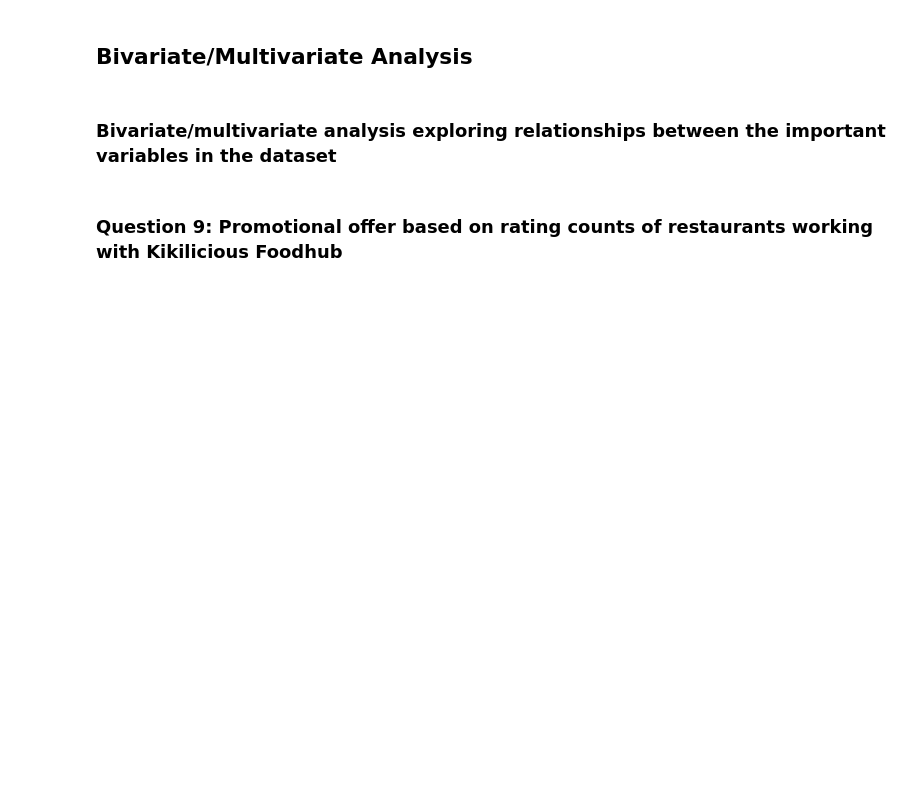
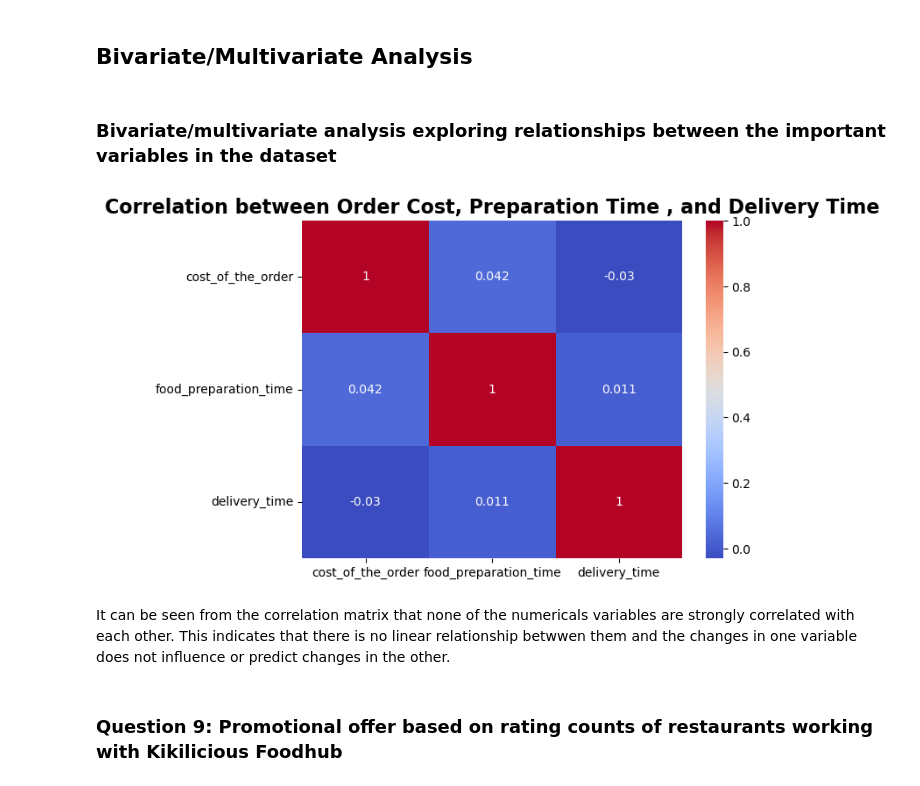
Before and after one commit to georgetteknarh/Kikilicious_Foodhub, a Jupyter notebook: Kikilicious_Analysis.ipynb, the cells around one changed output. Cells and saved outputs as stored; diff of their text form; code cells hidden in the pictures; blank space fills up the shorter version.

```diff
--- a/Kikilicious_Analysis.ipynb
+++ b/Kikilicious_Analysis.ipynb
@@ -345,6 +345,16 @@ The top three (3) customers had IDs 52832, 47440, and 83287. They placed 13, 10,
 ## Bivariate/Multivariate Analysis
 # %% [markdown]
 ### Bivariate/multivariate analysis exploring relationships between the important variables in the dataset
+# %%
+# Correlation between numerical variables
+plt.figure(figsize=(7,5))
+sns.heatmap(df[["cost_of_the_order", "food_preparation_time", "delivery_time",]].corr(), annot=True, cmap= "coolwarm")
+plt.title("Correlation between Order Cost, Preparation Time , and Delivery Time", fontweight = "bold", fontsize = 16)
+plt.show()
+# %% [output]
+[figure, added]
+# %% [markdown]
+It can be seen from the correlation matrix that none of the numericals variables are strongly correlated with each other. This indicates that there is no linear relationship betwwen them and the changes in one variable does not influence or predict changes in the other.
 # %% [markdown]
 ### **Question 9:** Promotional offer based on rating counts of restaurants working with Kikilicious Foodhub
 # %% [markdown]
```
